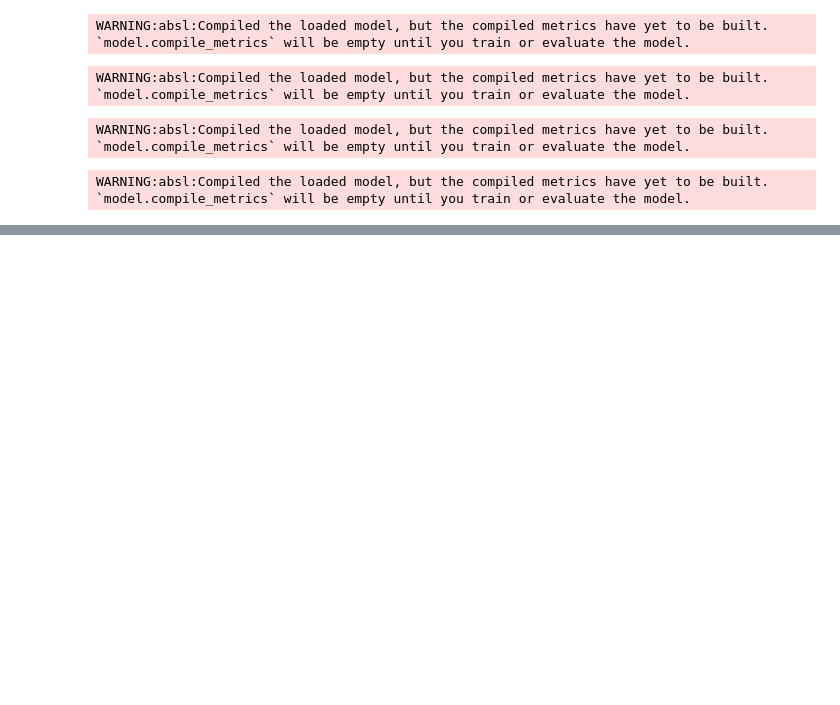
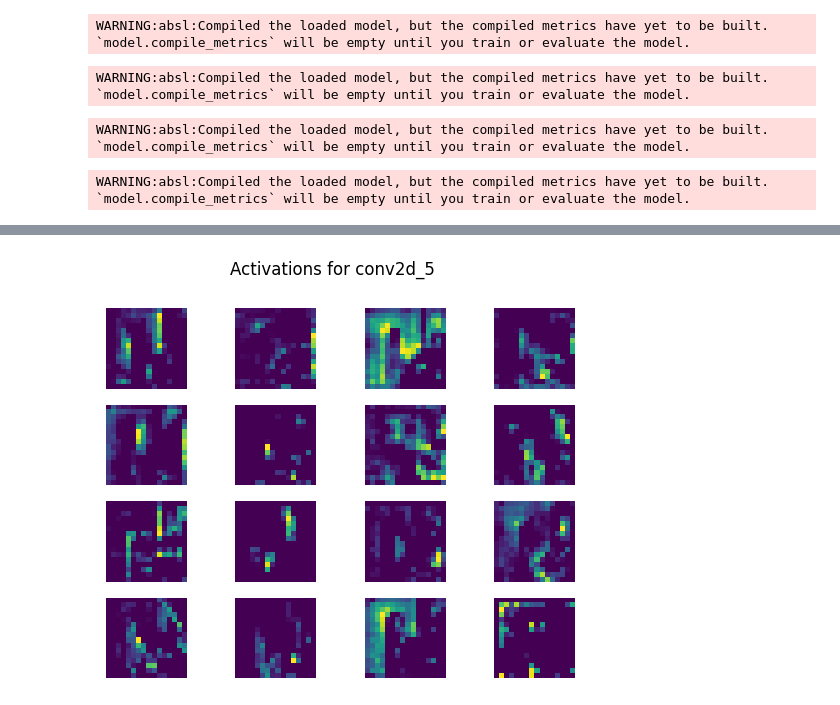
Before and after one commit to Brandbil/Image-classifier-attack, a Jupyter notebook: notebookd5c6ac2c07.ipynb, the cells around one changed output, grey strips where cells are left out. Saved outputs shown, nothing was run; the diff lists cells and outputs as text; code cells hidden in the pictures; blank space fills up the shorter version.

```diff
--- a/notebookd5c6ac2c07.ipynb
+++ b/notebookd5c6ac2c07.ipynb
@@ -597,0 +528,17 @@ Attacked image cluster distribution: (array([0, 1]), array([4589, 5411], dtype=i
+# %%
+masker = shap.maskers.Image("inpaint_telea", test_images[0].shape)  # Specify masking strategy and shape
+explainer = shap.Explainer(model, masker=masker)
+
+shap_values_attacked = explainer(attacked_images[:10])
+shape_values = explainer(test_images[:10])
+# %%
+
+
+print("Attacked SHAP values shape:", shap_values_attacked.shape)
+
+print("Attacked images shape:", attacked_images[:10].shape)
+
+# For debugging, visualize with a single image from each set
+for i in range(10):
+    shap.image_plot(shape_values[i], test_images[i])  # Plot a single original image
+    shap.image_plot(shap_values_attacked[i], attacked_images[i])  # Plot a single attacked image
@@ -597,0 +766,74 @@ Attacked image cluster distribution: (array([0, 1]), array([4589, 5411], dtype=i
+# %%
+from tensorflow.keras import models
+import numpy as np
+
+def visualize_activation(activation, layer_name, index=0):
+    num_filters = activation.shape[-1]
+    size = activation.shape[1]
+    for i in range(min(16, num_filters)):  # Visualize up to 16 filters
+        plt.subplot(4, 4, i + 1)
+        plt.imshow(activation[index, :, :, i], cmap='viridis')
+        plt.axis('off')
+    plt.suptitle(f"Activations for {layer_name}")
+    plt.show()
+
+def visualize_differences(original, attacked, layer_name, index=0):
+    diff = np.abs(original - attacked)
+    num_filters = diff.shape[-1]
+    for i in range(min(16, num_filters)):  # Visualize up to 16 filters
+        plt.subplot(4, 4, i + 1)
+        plt.imshow(diff[index, :, :, i], cmap='hot')
+        plt.axis('off')
+    plt.suptitle(f"Activation Differences for {layer_name}")
+    plt.show()
+
+# Load the model
+model = models.load_model('colab_model_3.h5')
+
+# Ensure the model has been called so that the layers are initialized
+dummy_input = np.zeros((1,) + model.input_shape[1:])  # Create a dummy input with the correct shape
+model.predict(dummy_input)  # Perform a prediction to initialize the model
+
+# List of layer names you want to get activations for (adjust these as needed)
+layer_names = ['conv2d', 'conv2d_1', 'conv2d_2', 'conv2d_3', 'conv2d_4', 'conv2d_5']
+
+# Now create a new model to return activations for the desired layers
+layer_outputs = [model.get_layer(name).output for name in layer_names]
+activation_model = models.Model(inputs=model.inputs, outputs=layer_outputs)
+
+# Choose a sample image (ensure test_images is the correct shape)
+#Sample images where the model predicted bird
+
+pred = model.predict(test_images)
+
+#Get index of predicted = bird
+bird_index = np.where(np.argmax(pred, axis=1) == 2)
+
+#Get the images of the predicted bird
+sample_image = test_images[bird_index]
+sample_attack = attacked_images[bird_index]
+
+# Get the activations for the sample image
+clean_activations = activation_model.predict(sample_image)
+poisoned_activations = activation_model.predict(sample_attack)
+
+# Print the activation shapes for each layer
+for layer_name, activation in zip(layer_names, clean_activations):
+    print(f"Activation shape from layer {layer_name}: {activation.shape}")
+
+# Print the activation shapes for each layer
+for layer_name, activation in zip(layer_names, poisoned_activations):
+    print(f"Attack Activation shape from layer {layer_name}: {activation.shape}")
+
+for original, attacked, layer_name in zip(clean_activations, poisoned_activations, layer_names):
+    difference = np.abs(original - attacked).sum()
+    print(f"Difference in activations for layer {layer_name}: {difference}")
+
+#Difference in mean activations for each layer
+
+visualize_activation(clean_activations[2], "conv2d_5")
+visualize_activation(poisoned_activations[2], "conv2d_5")
+
+# # Example for the first convolutional layer
+visualize_differences(clean_activations[2], poisoned_activations[2], "conv2d_5")
+# %% [output]
@@ -597,0 +863 @@ Attacked image cluster distribution: (array([0, 1]), array([4589, 5411], dtype=i
+[figure, added]
```
Also changed, not shown: parts of 22 cells of this notebook.
